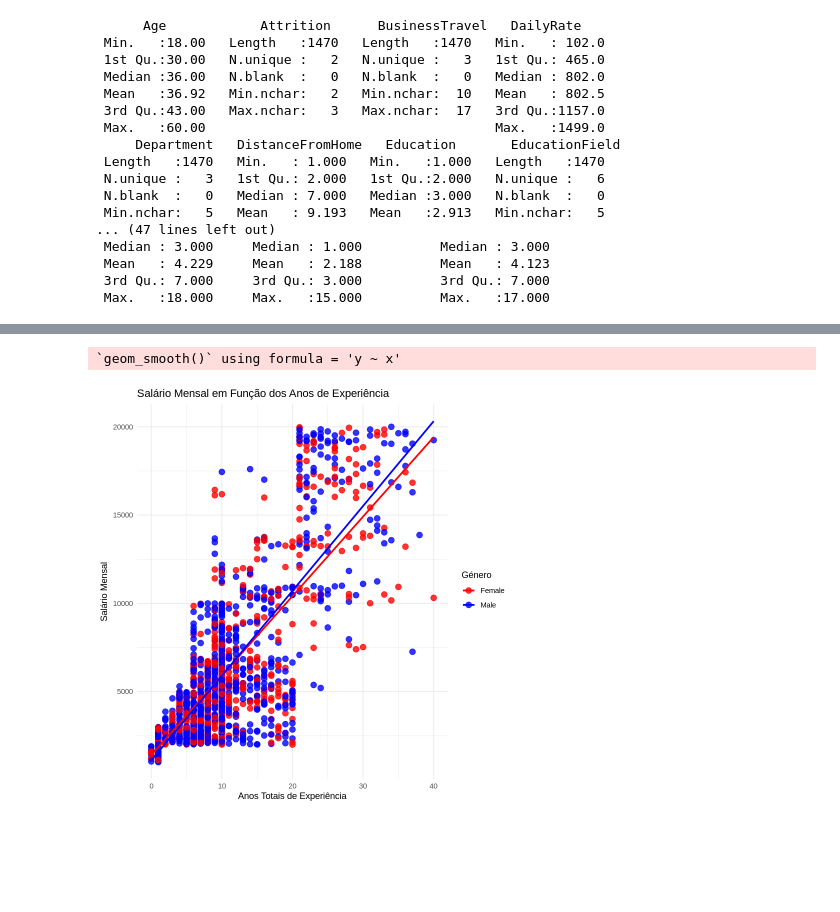
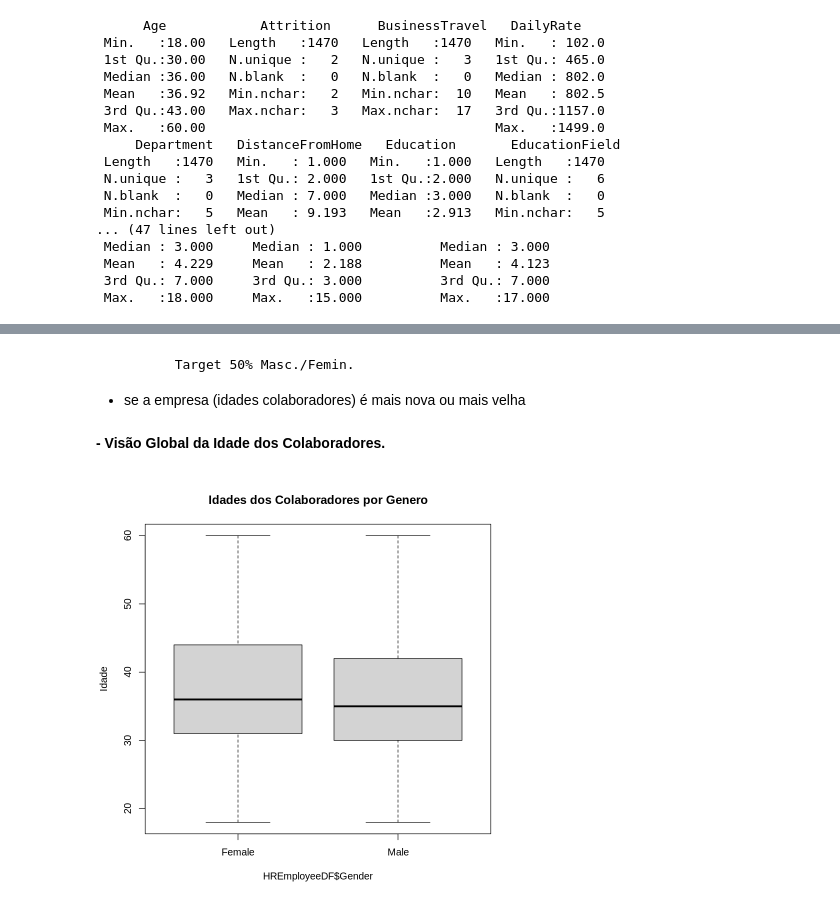
Before and after one commit to Edgar295/cegid-projeto, a Jupyter notebook: python-basics/google-colab-r.ipynb, the cells around one changed output, grey strips where cells are left out. Cells and saved outputs as stored; diff of their text form; code cells hidden in the pictures; blank space fills up the shorter version.

```diff
--- a/python-basics/google-colab-r.ipynb
+++ b/python-basics/google-colab-r.ipynb
@@ -101,19 +57,9 @@ ggplot(HREmployeeDF,
-# %%
-ggplot(HREmployeeDF,
-       aes(x = TotalWorkingYears,
-           y = MonthlyIncome,
-           colour = Gender)) +
-  geom_point(size = 3, alpha = 0.8) +
-  geom_smooth(method = "lm", se = FALSE) +
-  scale_colour_manual(values = c("Male" = "blue",
-                                 "Female" = "red")) +
-  labs(
-    title = "Salário Mensal em Função dos Anos de Experiência",
-    x = "Anos Totais de Experiência",
-    y = "Salário Mensal",
-    colour = "Género"
-  ) +
-  theme_minimal()
-# %% [output]
-`geom_smooth()` using formula = 'y ~ x'
-[figure, removed]
+# %% [markdown]
+            Target 50% Masc./Femin.
+- se a empresa (idades colaboradores) é mais nova ou mais velha
+# %% [markdown]
+**-  Visão Global da Idade dos Colaboradores.**
+# %%
+boxplot(HREmployeeDF$Age ~ HREmployeeDF$Gender, main ="Idades dos Colaboradores por Genero",ylab = "Idade")
+# %% [output]
+[figure, added]
```
Also changed, not shown: parts of 34 cells of this notebook.
